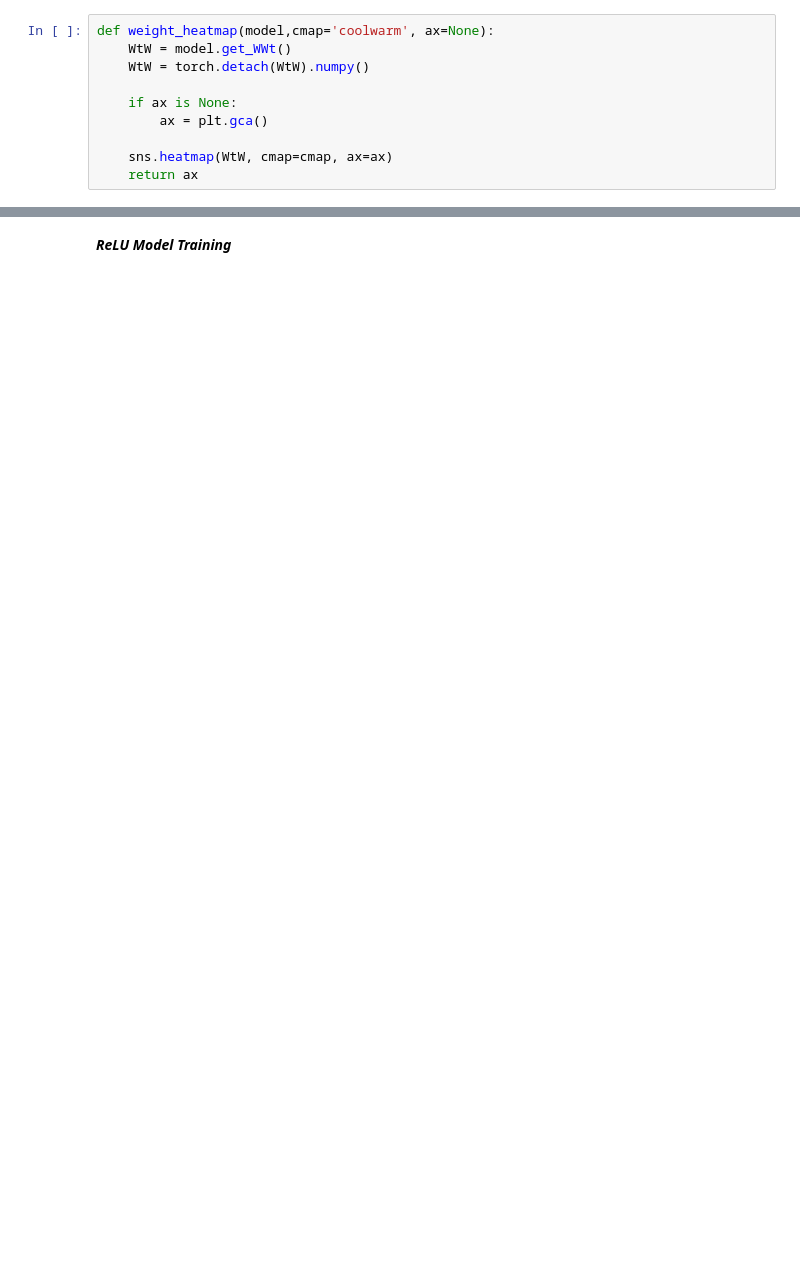
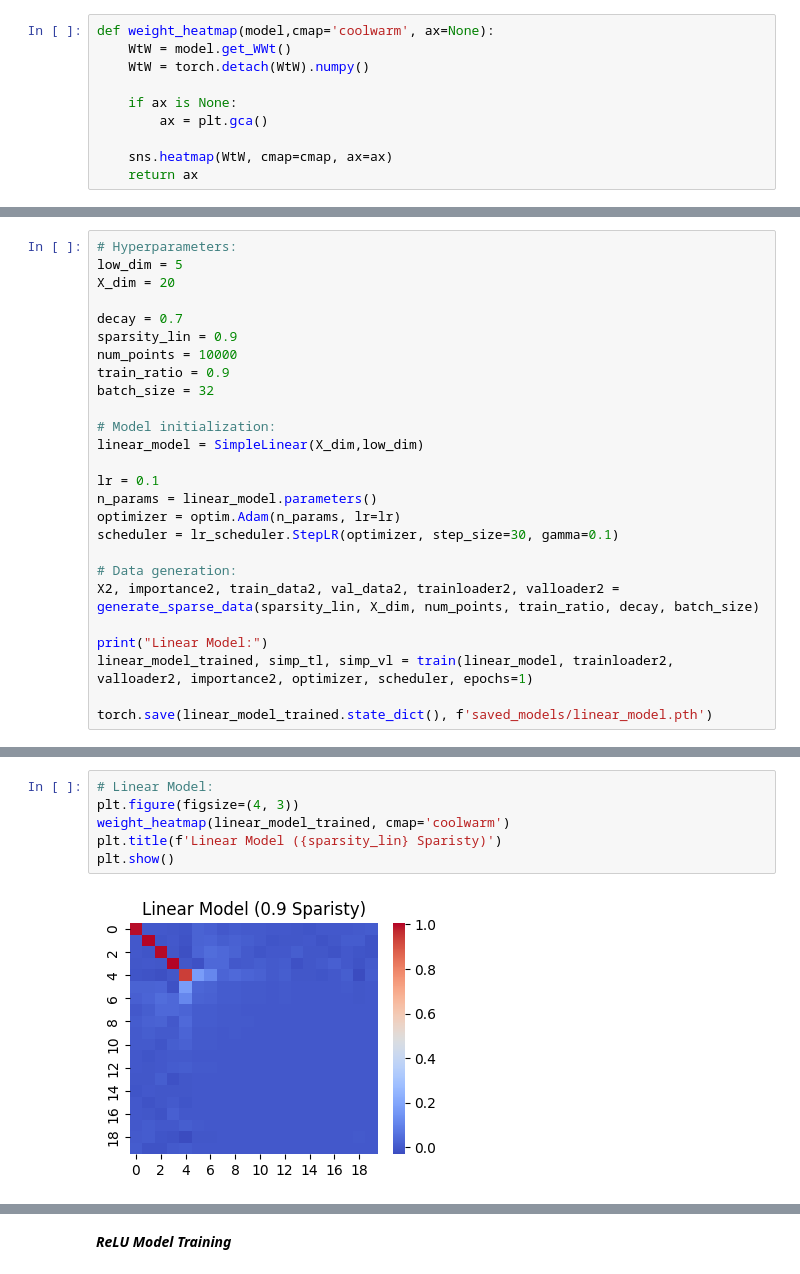
Before and after one commit to Sardean123/Sardean123.github.io, a Jupyter notebook: projects/Superposition/superposition.ipynb, the cells around one changed output, grey strips where cells are left out. Saved outputs shown, nothing was run; the diff lists cells and outputs as text; blank space fills up the shorter version.

```diff
--- a/projects/Superposition/superposition.ipynb
+++ b/projects/Superposition/superposition.ipynb
@@ -317,0 +232,26 @@ Epoch 19: Train Loss = 0.0334, Val Loss = 0.0346
+# %%
+# Hyperparameters:
+low_dim = 5
+X_dim = 20
+
+decay = 0.7
+sparsity_lin = 0.9
+num_points = 10000
+train_ratio = 0.9
+batch_size = 32
+
+# Model initialization:
+linear_model = SimpleLinear(X_dim,low_dim)
+
+lr = 0.1
+n_params = linear_model.parameters()
+optimizer = optim.Adam(n_params, lr=lr)
+scheduler = lr_scheduler.StepLR(optimizer, step_size=30, gamma=0.1)
+
+# Data generation:
+X2, importance2, train_data2, val_data2, trainloader2, valloader2 = generate_sparse_data(sparsity_lin, X_dim, num_points, train_ratio, decay, batch_size)
+
+print("Linear Model:")
+linear_model_trained, simp_tl, simp_vl = train(linear_model, trainloader2, valloader2, importance2, optimizer, scheduler, epochs=1)
+
+torch.save(linear_model_trained.state_dict(), f'saved_models/linear_model.pth')
@@ -317,0 +261,8 @@ Epoch 19: Train Loss = 0.0334, Val Loss = 0.0346
+# %%
+# Linear Model:
+plt.figure(figsize=(4, 3))
+weight_heatmap(linear_model_trained, cmap='coolwarm')
+plt.title(f'Linear Model ({sparsity_lin} Sparisty)')
+plt.show()
+# %% [output]
+[figure, added]
```
Also changed, not shown: parts of 27 cells of this notebook, 12 other files.
